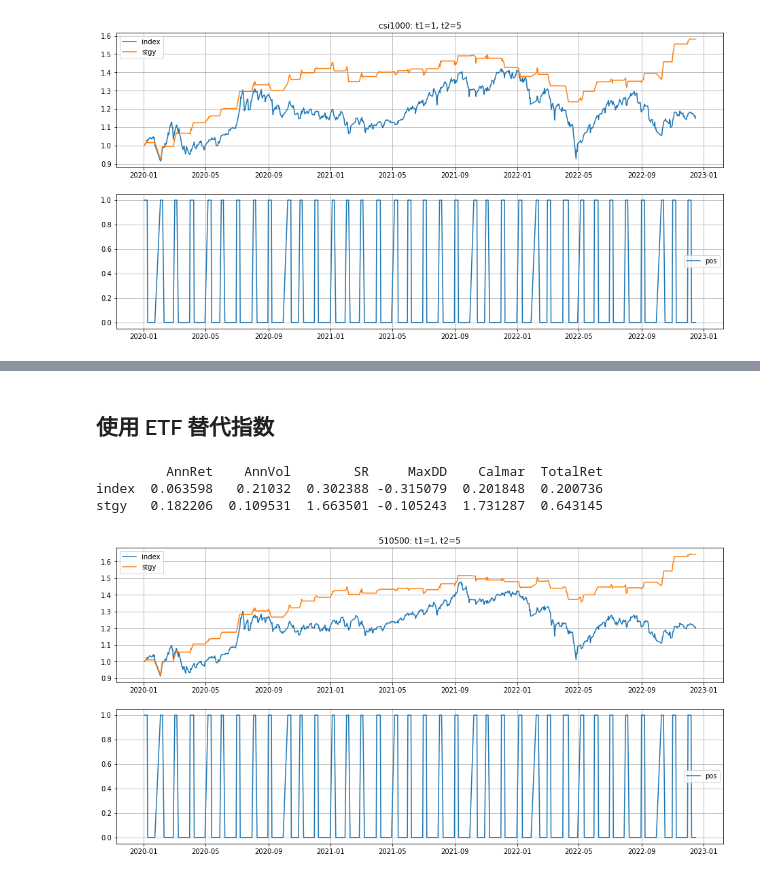
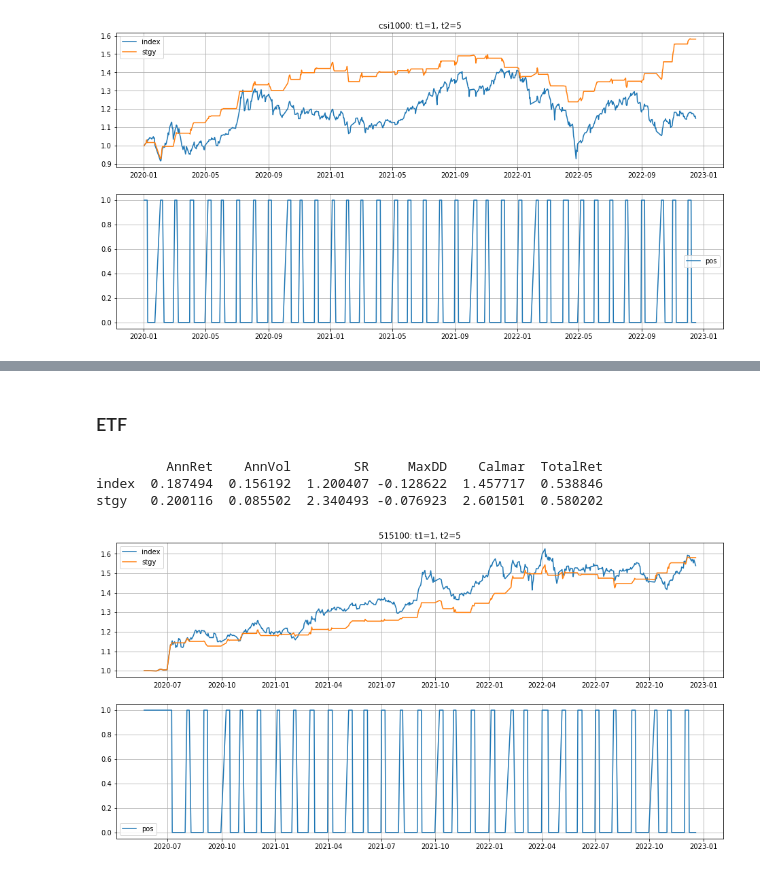
Before and after one commit to hdouhua/pick-up-python, a Jupyter notebook: inv/calendar-strrategy.ipynb, the cells around one changed output, grey strips where cells are left out. Saved outputs shown, nothing was run; the diff lists cells and outputs as text; code cells hidden in the pictures.

Commit message:
feat[inv]: update historical data of indices and fund

```diff
--- a/inv/calendar-strrategy.ipynb
+++ b/inv/calendar-strrategy.ipynb
@@ -40,9 +40,9 @@ def calendar_strategy(index_data, index_id, start_date, end_date, calendard_rang
     ret_df = df.loc[:, ['index', 'stgy']]
     ax1 = fig.add_subplot(2, 1, 1)
     ret_df.plot(ax=ax1,
-                                      grid=True,
-                                      title='%s: t1=%d, t2=%d' % (index_id, calendard_range[0], calendard_range[1]),
-                                      legend=True)
+                grid=True,
+                title='%s: t1=%d, t2=%d' % (index_id, calendard_range[0], calendard_range[1]),
+                legend=True)
 
     ax2 = fig.add_subplot(2, 1, 2)
     df.loc[:, ['pos']].plot(ax=ax2, grid=True)
@@ -50,6 +50,14 @@ def calendar_strategy(index_data, index_id, start_date, end_date, calendard_rang
     res = cal_period_perf_indicator(ret_df)
     res['TotalRet'] = ret_df.iloc[-1] - 1
     print(res)
+
+
+def load_fund_data(symbol_id, col_mappings, folder='res'):
+    index_data = pd.read_csv(f'{folder}/{symbol_id}.csv').set_index('datetime')
+    index_data.index = [datestr2dtdate(e) for e in index_data.index]
+    if col_mappings:
+        index_data.rename(columns=col_mappings, inplace=True)
+    return index_data
 # %% [markdown]
 设置回测参数
 # %%
@@ -116,2 +192,2 @@ stgy   0.144641  0.097399  1.485043 -0.104109  1.389329  0.493030
 # %% [markdown]
-## 使用 ETF 替代指数
+### ETF
@@ -123,7 +194,10 @@ index_data.rename(columns={'nav': symbol_id}, inplace=True)
 # %%
+symbol_id = '515100'
+
+index_data = load_fund_data(symbol_id, col_mappings={'close': symbol_id}, folder='./res/div')
 calendar_strategy(index_data, symbol_id, start_date, end_date, day_range, fee_rate_stock)
 # %% [output]
          AnnRet    AnnVol        SR     MaxDD    Calmar  TotalRet
-index  0.063598   0.21032  0.302388 -0.315079  0.201848  0.200736
-stgy   0.182206  0.109531  1.663501 -0.105243  1.731287  0.643145
+index  0.187494  0.156192  1.200407 -0.128622  1.457717  0.538846
+stgy   0.200116  0.085502  2.340493 -0.076923  2.601501  0.580202
-[figure, old version]
+[figure, new version]
```
Also changed, not shown: parts of 49 cells of this notebook, 26 other files.
